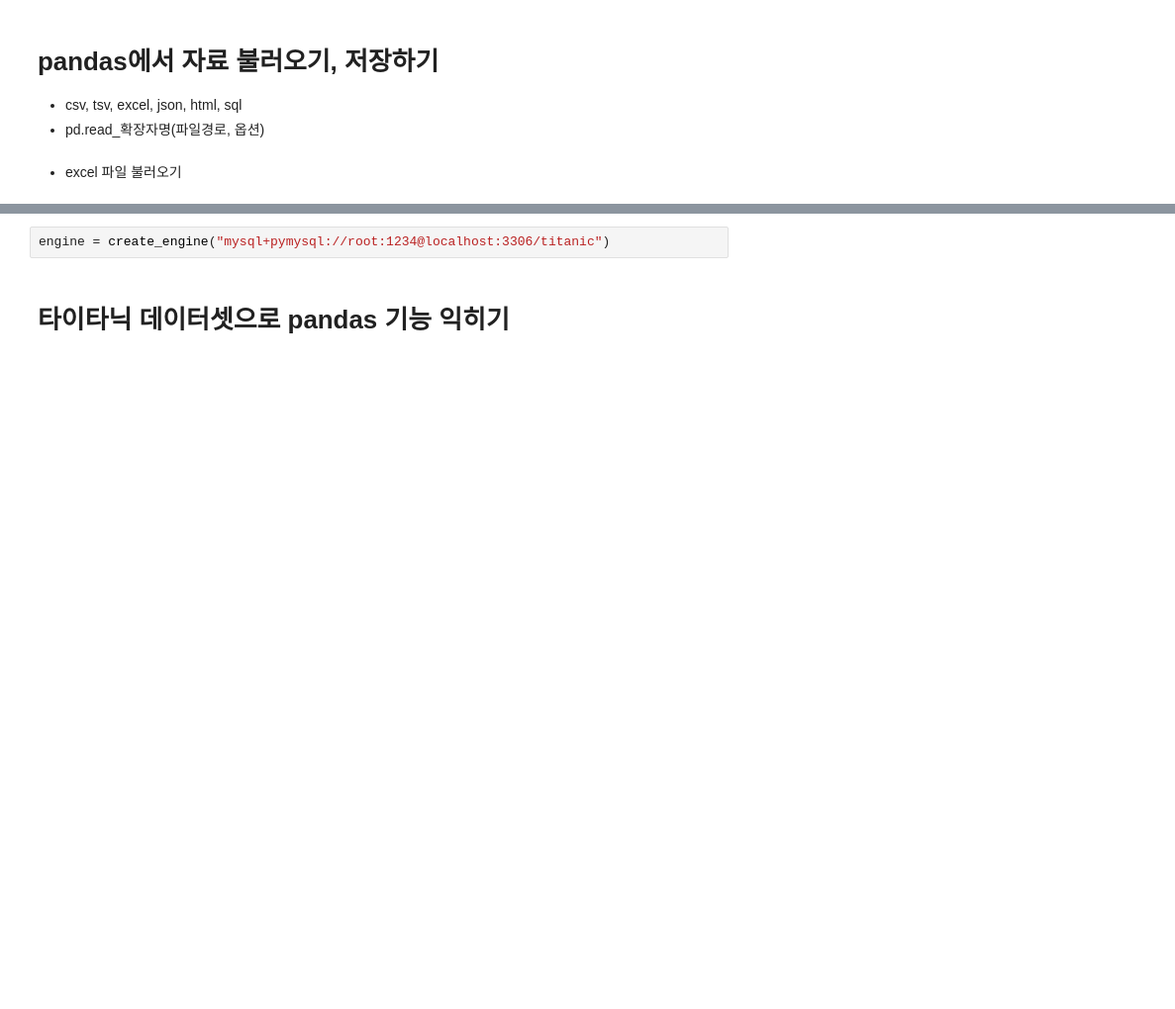
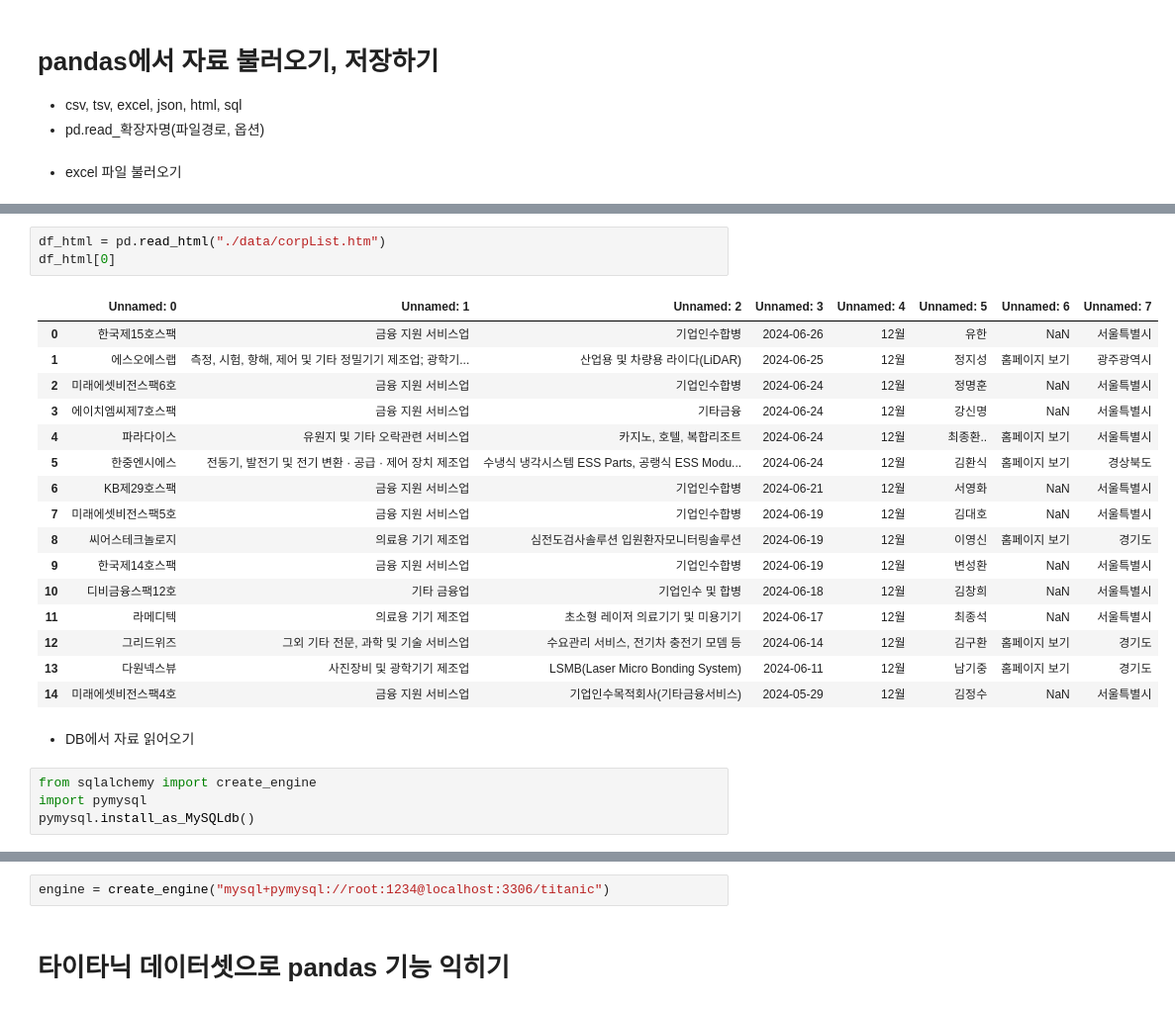
Before and after one commit to akafintech/fintech_service_2nd_aka, a Jupyter notebook: 05MACHINE_LEARNING/02_pandas_사용법.ipynb, the cells around one changed output, grey strips where cells are left out. Shown at 99% size. Drawn from its saved outputs; the diff is of its cells as text; blank space fills up the shorter version.

```diff
--- a/05MACHINE_LEARNING/02_pandas_사용법.ipynb
+++ b/05MACHINE_LEARNING/02_pandas_사용법.ipynb
@@ -78,0 +202,26 @@ pymysql.install_as_MySQLdb()
+# %%
+df_html = pd.read_html("./data/corpList.htm")
+df_html[0]
+# %% [output]
+|  | Unnamed: 0 | Unnamed: 1 | Unnamed: 2 | Unnamed: 3 | Unnamed: 4 | Unnamed: 5 | Unnamed: 6 | Unnamed: 7 |
+| 0 | 한국제15호스팩 | 금융 지원 서비스업 | 기업인수합병 | 2024-06-26 | 12월 | 유한 | NaN | 서울특별시 |
+| 1 | 에스오에스랩 | 측정, 시험, 항해, 제어 및 기타 정밀기기 제조업; 광학기... | 산업용 및 차량용 라이다(LiDAR) | 2024-06-25 | 12월 | 정지성 | 홈페이지 보기 | 광주광역시 |
+| 2 | 미래에셋비전스팩6호 | 금융 지원 서비스업 | 기업인수합병 | 2024-06-24 | 12월 | 정명훈 | NaN | 서울특별시 |
+| 3 | 에이치엠씨제7호스팩 | 금융 지원 서비스업 | 기타금융 | 2024-06-24 | 12월 | 강신명 | NaN | 서울특별시 |
+| 4 | 파라다이스 | 유원지 및 기타 오락관련 서비스업 | 카지노, 호텔, 복합리조트 | 2024-06-24 | 12월 | 최종환.. | 홈페이지 보기 | 서울특별시 |
+| 5 | 한중엔시에스 | 전동기, 발전기 및 전기 변환 · 공급 · 제어 장치 제조업 | 수냉식 냉각시스템 ESS Parts, 공랭식 ESS Modu... | 2024-06-24 | 12월 | 김환식 | 홈페이지 보기 | 경상북도 |
+| 6 | KB제29호스팩 | 금융 지원 서비스업 | 기업인수합병 | 2024-06-21 | 12월 | 서영화 | NaN | 서울특별시 |
+| 7 | 미래에셋비전스팩5호 | 금융 지원 서비스업 | 기업인수합병 | 2024-06-19 | 12월 | 김대호 | NaN | 서울특별시 |
+| 8 | 씨어스테크놀로지 | 의료용 기기 제조업 | 심전도검사솔루션 입원환자모니터링솔루션 | 2024-06-19 | 12월 | 이영신 | 홈페이지 보기 | 경기도 |
+| 9 | 한국제14호스팩 | 금융 지원 서비스업 | 기업인수합병 | 2024-06-19 | 12월 | 변성환 | NaN | 서울특별시 |
+| 10 | 디비금융스팩12호 | 기타 금융업 | 기업인수 및 합병 | 2024-06-18 | 12월 | 김창희 | NaN | 서울특별시 |
+| 11 | 라메디텍 | 의료용 기기 제조업 | 초소형 레이저 의료기기 및 미용기기 | 2024-06-17 | 12월 | 최종석 | NaN | 서울특별시 |
+| 12 | 그리드위즈 | 그외 기타 전문, 과학 및 기술 서비스업 | 수요관리 서비스, 전기차 충전기 모뎀 등 | 2024-06-14 | 12월 | 김구환 | 홈페이지 보기 | 경기도 |
+| 13 | 다원넥스뷰 | 사진장비 및 광학기기 제조업 | LSMB(Laser Micro Bonding System) | 2024-06-11 | 12월 | 남기중 | 홈페이지 보기 | 경기도 |
+| 14 | 미래에셋비전스팩4호 | 금융 지원 서비스업 | 기업인수목적회사(기타금융서비스) | 2024-05-29 | 12월 | 김정수 | NaN | 서울특별시 |
+# %% [markdown]
+* DB에서 자료 읽어오기
+# %%
+from sqlalchemy import create_engine
+import pymysql
+pymysql.install_as_MySQLdb()
```
Also changed, not shown: parts of 28 cells of this notebook.
